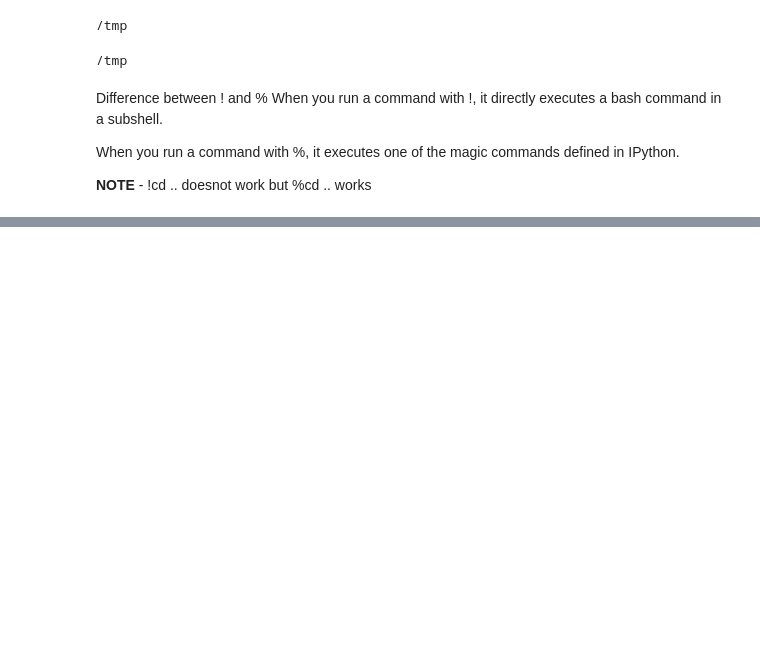
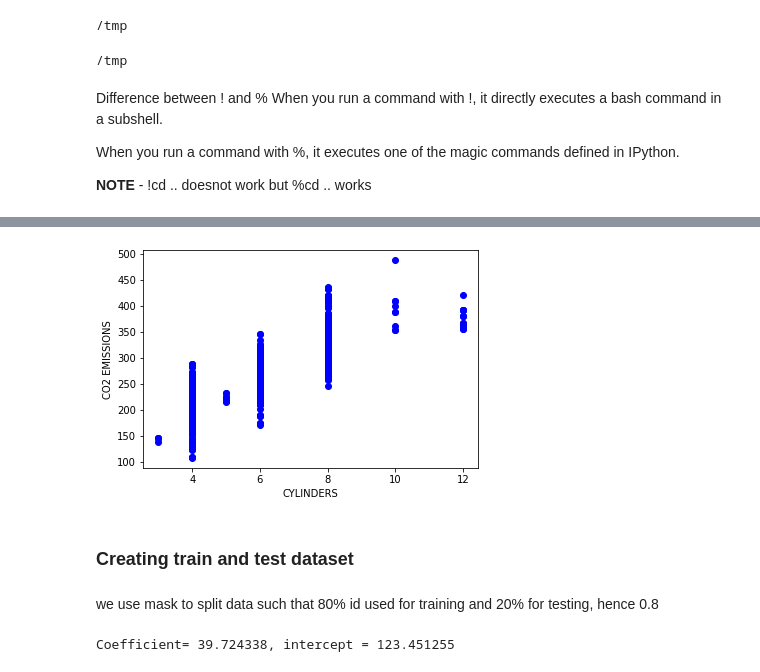
Before and after one commit to skarot/MachineLearning, a Jupyter notebook: Regression_SimpleLinearReg.ipynb, the cells around one changed output, grey strips where cells are left out. Saved outputs shown, nothing was run; the diff lists cells and outputs as text; code cells hidden in the pictures; blank space fills up the shorter version.

```diff
--- a/Regression_SimpleLinearReg.ipynb
+++ b/Regression_SimpleLinearReg.ipynb
@@ -69,0 +126,11 @@ When you run a command with %, it executes one of the magic commands defined in
+# %%
+plt.scatter(cdf.CYLINDERS, cdf.CO2EMISSIONS, color='blue')
+plt.xlabel('CYLINDERS')
+plt.ylabel('CO2 EMISSIONS')
+plt.show()
+# %% [output]
+[figure, added]
+# %% [markdown]
+### Creating train and test dataset
+# %% [markdown]
+we use mask to split data such that 80% id used for training and 20% for testing, hence 0.8
@@ -69,0 +141,10 @@ When you run a command with %, it executes one of the magic commands defined in
+# %%
+from sklearn import linear_model
+regl = linear_model.LinearRegression()
+train_x = np.asanyarray(train[['ENGINESIZE']])
+train_y = np.asanyarray(train[['CO2EMISSIONS']])
+regl.fit(train_x, train_y)
+# print coedfficients
+print("Coefficient= %f, intercept = %f" % (regl.coef_, regl.intercept_))
+# %% [output]
+Coefficient= 39.724338, intercept = 123.451255
```
Also changed, not shown: parts of 15 cells of this notebook.
